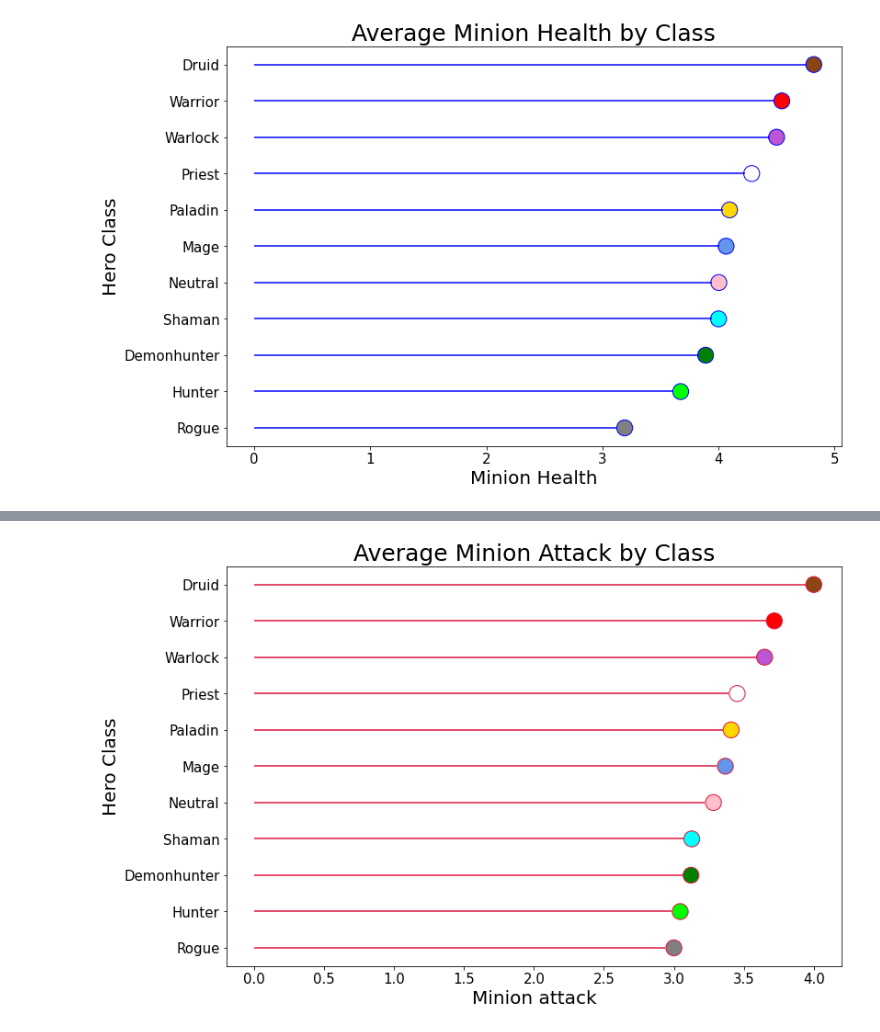
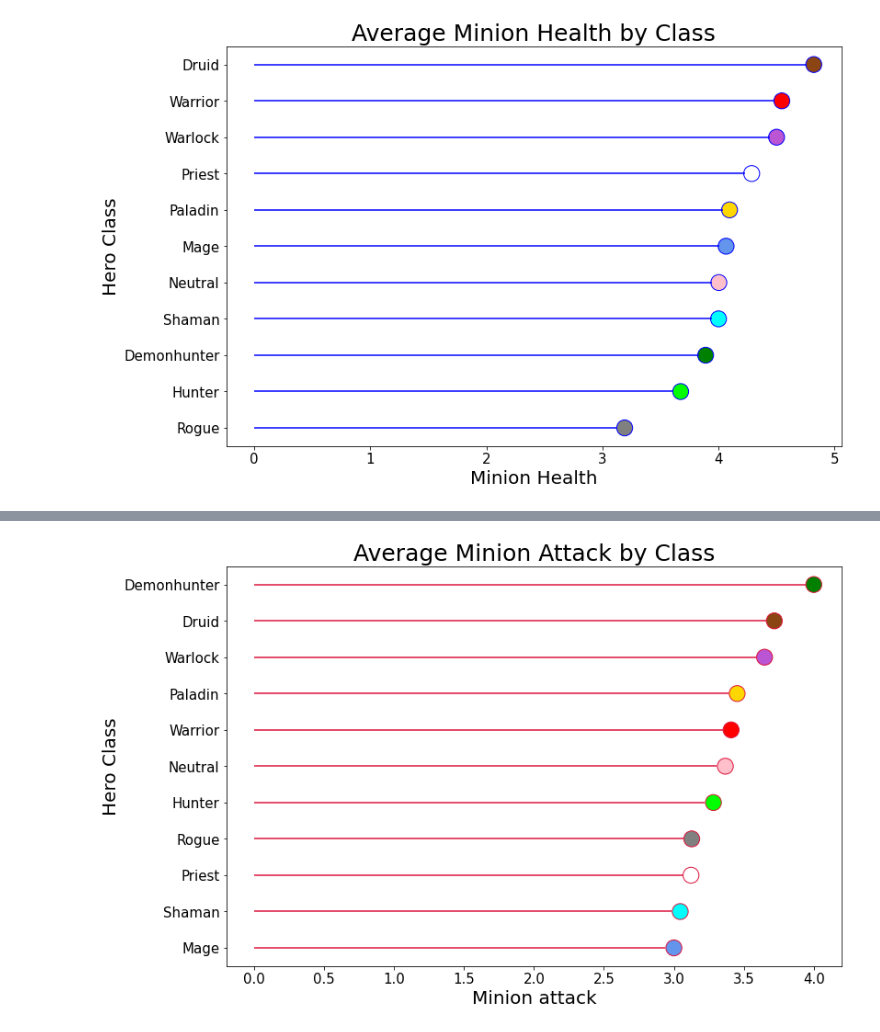
Before and after one commit to SamuelD-Data/hearthstone_project, a Jupyter notebook: hearthstone_project_notebook.ipynb, the cells around one changed output, grey strips where cells are left out. Drawn from its saved outputs; the diff is of its cells as text; code cells hidden in the pictures.

Commit message:
fixed incorrect values in minion attack lolliplot, added takeaways for both lolliplots

```diff
--- a/hearthstone_project_notebook.ipynb
+++ b/hearthstone_project_notebook.ipynb
@@ -873,25 +887,25 @@ plt.show()
 # %%
 # creating series of average minion attack, sorted alphabetically by hero class name
 minions_attack = minions.groupby('name_prime_hero_class').mean()['attack'].sort_values()
-minions_attack.index = class_sorted_minions.index.str.title()
+minions_attack.index = minions_attack.index.str.title()
 
 # creating list of colors for hero class colors based on order in minions_attack series
 attack_colors = color_mapper(minions_attack.index)
 
 # plotting horizontal lines (stems of lollipops)
 ytick_range = range(0,len(minions_attack.index))
 plt.hlines(y = ytick_range, xmin = 0, xmax = minions_attack - .06, color = 'crimson')
 
 # plotting dots ("candy" portion of lollipop) that reflect average minion attack for respective class
 plt.scatter(minions_attack, ytick_range, color = attack_colors , s = 300, alpha = 1, edgecolors= 'crimson')
 
 # configuring ticks, axis labels, etc.
 plt.yticks(ytick_range, minions_attack.index, fontsize = 15)
 plt.xticks(fontsize = 15)
 plt.ylabel('Hero Class', fontsize = 20)
 plt.xlabel('Minion attack', fontsize = 20)
 plt.title('Average Minion Attack by Class', fontsize = 25)
 
 plt.show()
 # %% [output]
-[figure, old version]
+[figure, new version]
```
Also changed, not shown: parts of 7 cells of this notebook.
